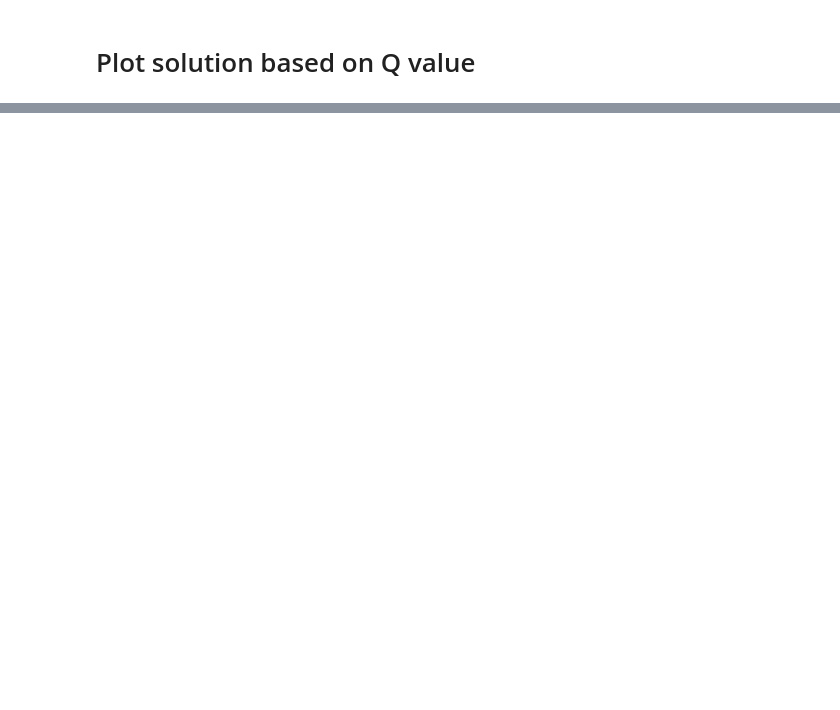
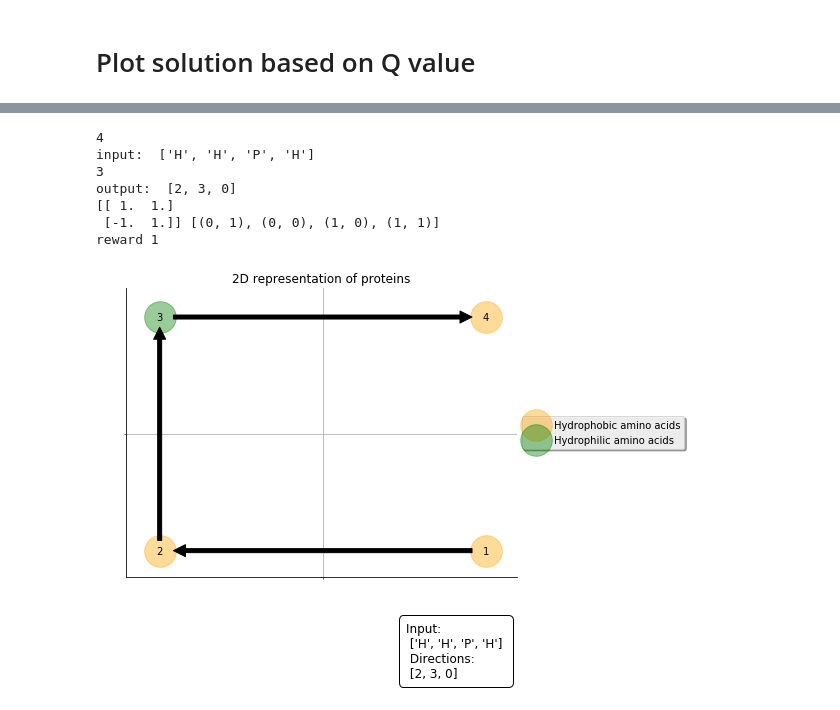
Before and after one commit to ciortanmadalina/reinforcement-learning-ai-course, a Jupyter notebook: protein-folding.ipynb, the cells around one changed output, grey strips where cells are left out. Drawn from its saved outputs; the diff is of its cells as text; code cells hidden in the pictures; blank space fills up the shorter version.

```diff
--- a/protein-folding.ipynb
+++ b/protein-folding.ipynb
@@ -333,0 +345,28 @@ best step:  11 [2]
+# %%
+P = 'HHPH'
+# P = 'HH'
+print(len(P))
+# TO DO create random generator for input population
+P = list(P) # transform input string into array
+print('input: ', P)
+
+# this dictionary maps directions to integer values which can become indexes in actions matrix
+moves = {'R':0, 'D': 1, 'L': 2, 'U': 3}
+valueToMoves = {0 : 'R', 1: 'D', 2: 'L', 3 : 'U'}
+pi = 'LUR'
+pi = list(pi)
+pi = list(map(lambda x : moves[x], pi))
+print(len(pi))
+print('output: ', pi)
+
+plotSolution(P, pi)
+print('reward %s ' % (reward(P, pi)))
+# %% [output]
+4
+input:  ['H', 'H', 'P', 'H']
+3
+output:  [2, 3, 0]
+[[ 1.  1.]
+ [-1.  1.]] [(0, 1), (0, 0), (1, 0), (1, 1)]
+reward 1
+[figure, added]
```
Also changed, not shown: parts of 11 cells of this notebook.
